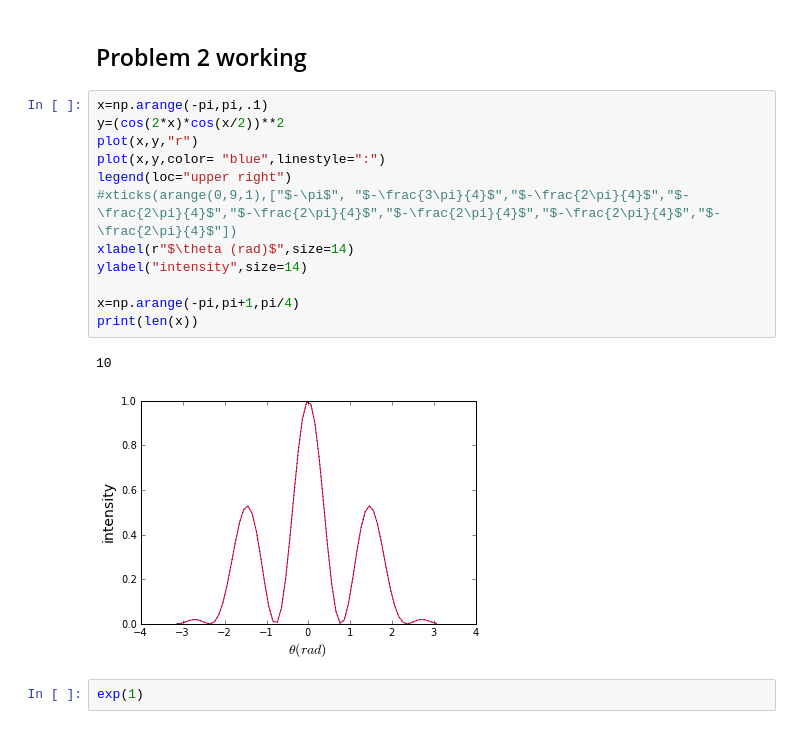
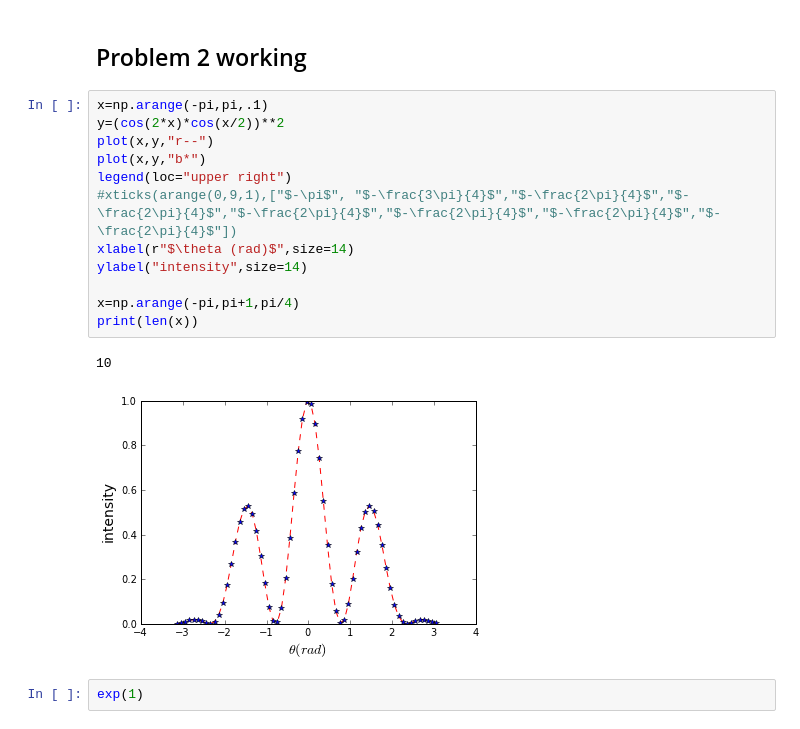
Before and after one commit to mmille60/PHYS202-SP2013, a Jupyter notebook: Midterm/Midterm.ipynb, the cells around one changed output. Saved outputs shown, nothing was run; the diff lists cells and outputs as text.

```diff
--- a/Midterm/Midterm.ipynb
+++ b/Midterm/Midterm.ipynb
@@ -14,18 +14,18 @@ Problem 2 working
 # %%
 x=np.arange(-pi,pi,.1)
 y=(cos(2*x)*cos(x/2))**2
-plot(x,y,"r")
-plot(x,y,color= "blue",linestyle=":")
+plot(x,y,"r--")
+plot(x,y,"b*")
 legend(loc="upper right")
 #xticks(arange(0,9,1),["$-\pi$", "$-\frac{3\pi}{4}$","$-\frac{2\pi}{4}$","$-\frac{2\pi}{4}$","$-\frac{2\pi}{4}$","$-\frac{2\pi}{4}$","$-\frac{2\pi}{4}$","$-\frac{2\pi}{4}$"])
 xlabel(r"$\theta (rad)$",size=14)
 ylabel("intensity",size=14)
 
 x=np.arange(-pi,pi+1,pi/4)
 print(len(x))
 # %% [output]
 10
-[figure, old version]
+[figure, new version]
 # %%
 exp(1)
 # %% [output]
```
Also changed, not shown: parts of 3 cells of this notebook, 2 other files.
